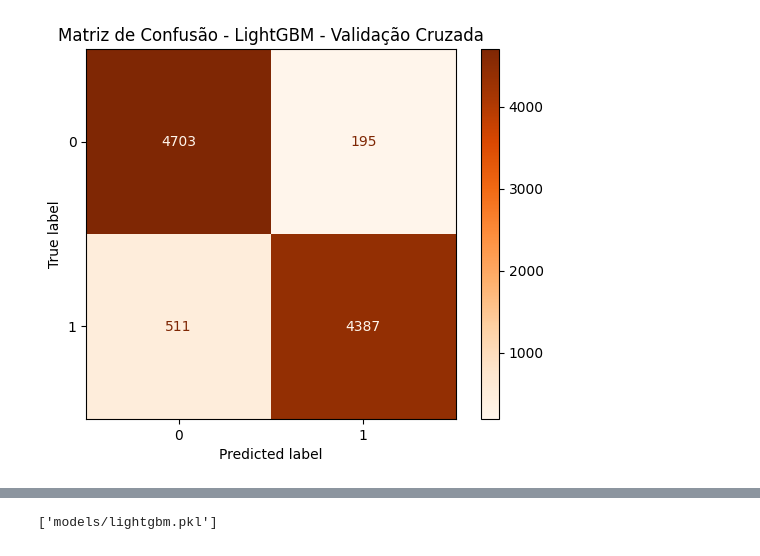
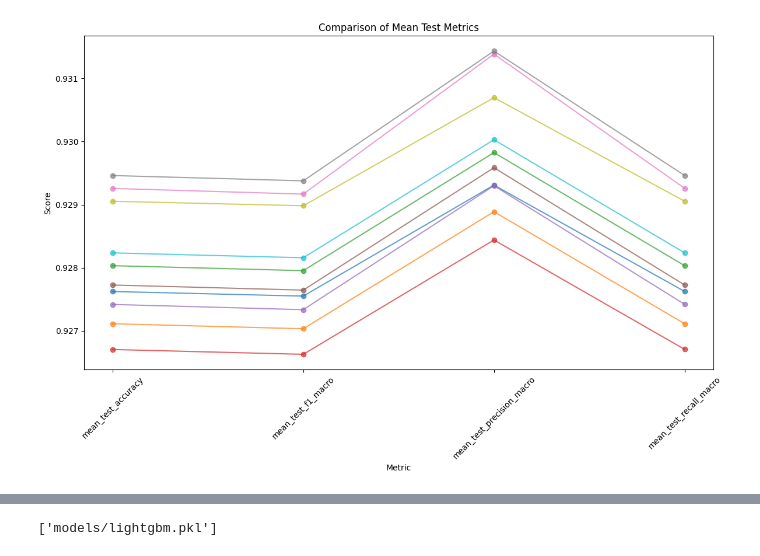
Before and after one commit to FrederickAlmeida/SpeedDating, a Jupyter notebook: modeling_lightgbm.ipynb, the cells around one changed output, grey strips where cells are left out. Cells and saved outputs as stored; diff of their text form; code cells hidden in the pictures.

```diff
--- a/modeling_lightgbm.ipynb
+++ b/modeling_lightgbm.ipynb
@@ -206,0 +319,8 @@ view_test_metrics(False, 10, random_search)
+# %%
+pipeline = Pipeline([
+    ('oversampler', SMOTE(sampling_strategy='auto', random_state=42, k_neighbors=5)),
+    ('lgbm', lgb.LGBMClassifier(random_state=42, class_weight='balanced'))  # Usando LGBMClassifier
+])
+# %%
+grid_search = train_random_search(X_train, y_train, pipeline, param_grid)
+results = get_results_pipeline(grid_search)
@@ -206,0 +351,4 @@ view_test_metrics(False, 10, random_search)
+# %%
+view_test_metrics_pipeline(False, 10, results)
+# %% [output]
+[figure, added]
@@ -209,8 +367,0 @@ y_pred_cv = cross_val_predict(random_search.best_estimator_, X_train, y_train, c
-# %%
-cm_cv = confusion_matrix(y_train, y_pred_cv)
-disp_cv = ConfusionMatrixDisplay(confusion_matrix=cm_cv, display_labels=random_search.best_estimator_.classes_)
-disp_cv.plot(cmap=plt.cm.Oranges)
-plt.title("Matriz de Confusão - LightGBM - Validação Cruzada")
-plt.show()
-# %% [output]
-[figure, removed]
```
Also changed, not shown: parts of 34 cells of this notebook, 4 other files.
